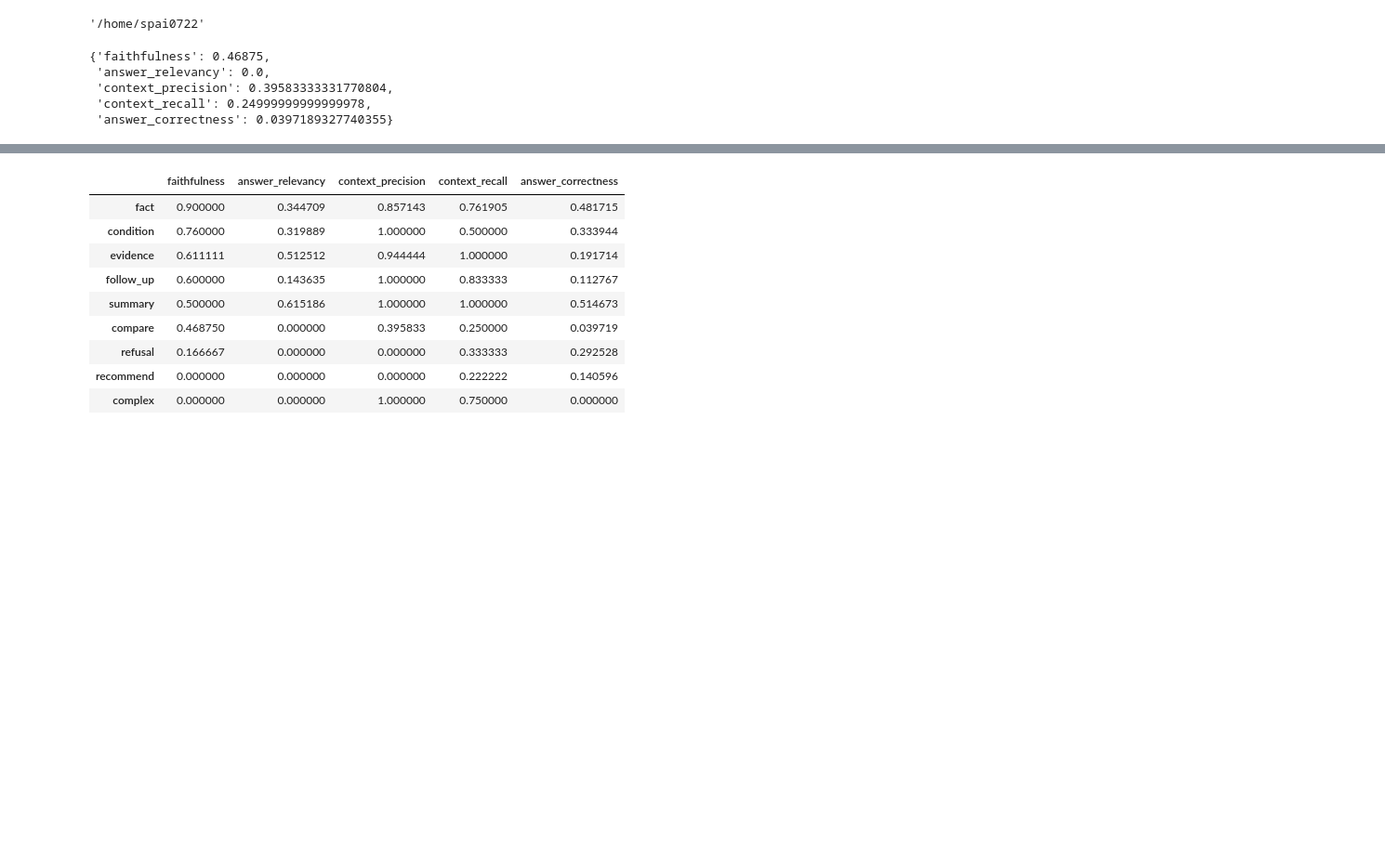
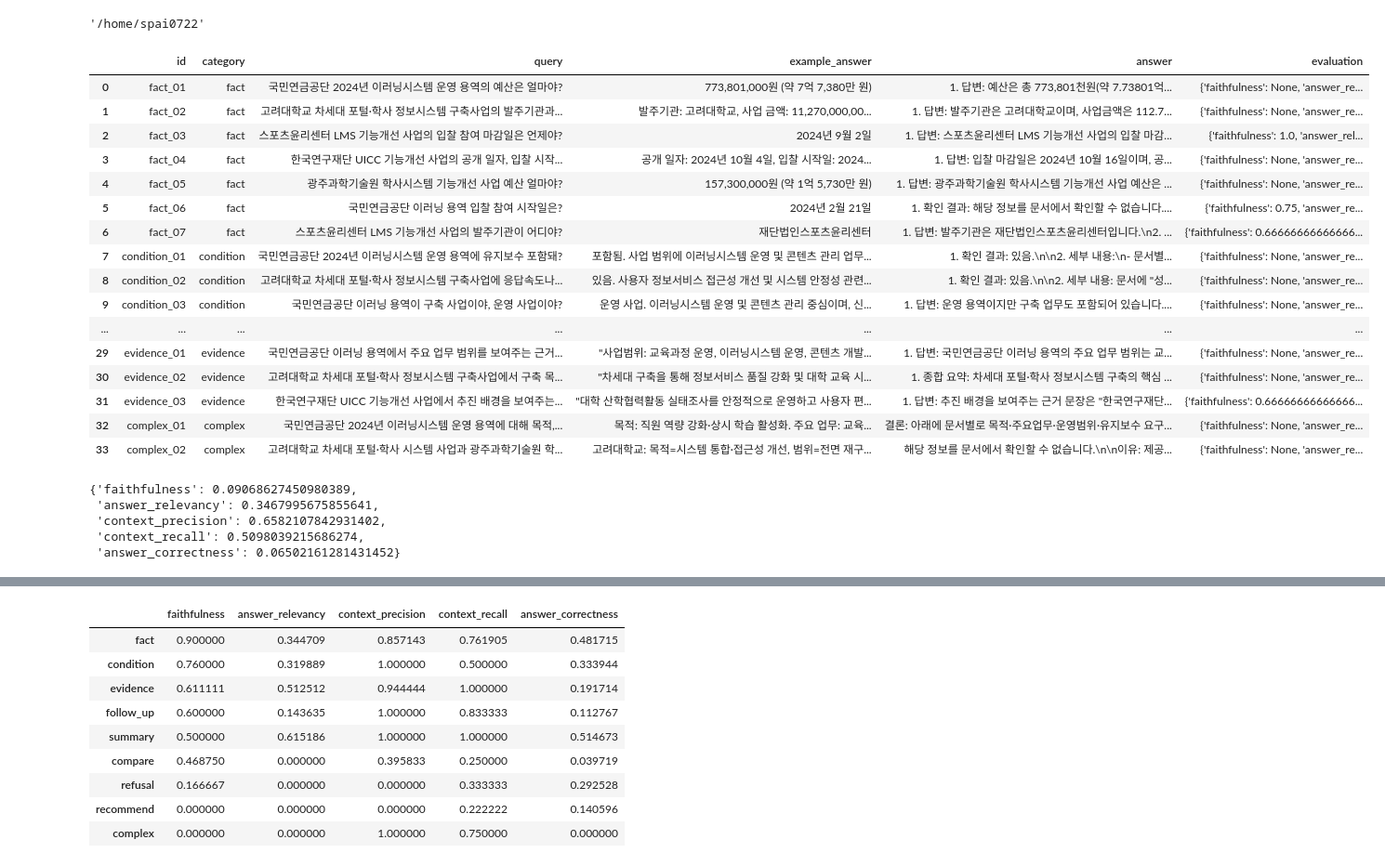
Before and after one commit to BidMind/Bidcoin, a Jupyter notebook: notebooks/03_retrieval_experiments.ipynb, the cells around one changed output, grey strips where cells are left out. Shown at 93% size. Drawn from its saved outputs; the diff is of its cells as text; code cells hidden in the pictures; blank space fills up the shorter version.

```diff
--- a/notebooks/03_retrieval_experiments.ipynb
+++ b/notebooks/03_retrieval_experiments.ipynb
@@ -21,15 +21,35 @@ for path in json_paths:
     ragas = pd.DataFrame([i for i in df['evaluation']]).fillna(0).mean().to_dict()
     dfs[category] = ragas
 # %%
-a = pd.read_json(r"/home/spai0722/Bidcoin/eval_results_20260416_014028.json")
+a = pd.read_json(r"/home/spai0722/Bidcoin/eval_results_20260417_020440.json")
+# %%
+a
+# %% [output]
+|  | id | category | query | example_answer | answer | evaluation |
+| 0 | fact_01 | fact | 국민연금공단 2024년 이러닝시스템 운영 용역의 예산은 얼마야? | 773,801,000원 (약 7억 7,380만 원) | 1. 답변: 예산은 총 773,801천원(약 7.73801억... | {'faithfulness': None, 'answer_re... |
+| 1 | fact_02 | fact | 고려대학교 차세대 포털·학사 정보시스템 구축사업의 발주기관과... | 발주기관: 고려대학교, 사업 금액: 11,270,000,00... | 1. 답변: 발주기관은 고려대학교이며, 사업금액은 112.7... | {'faithfulness': None, 'answer_re... |
+| 2 | fact_03 | fact | 스포츠윤리센터 LMS 기능개선 사업의 입찰 참여 마감일은 언제야? | 2024년 9월 2일 | 1. 답변: 스포츠윤리센터 LMS 기능개선 사업의 입찰 마감... | {'faithfulness': 1.0, 'answer_rel... |
+| 3 | fact_04 | fact | 한국연구재단 UICC 기능개선 사업의 공개 일자, 입찰 시작... | 공개 일자: 2024년 10월 4일, 입찰 시작일: 2024... | 1. 답변: 입찰 마감일은 2024년 10월 16일이며, 공... | {'faithfulness': None, 'answer_re... |
+| 4 | fact_05 | fact | 광주과학기술원 학사시스템 기능개선 사업 예산 얼마야? | 157,300,000원 (약 1억 5,730만 원) | 1. 답변: 광주과학기술원 학사시스템 기능개선 사업 예산은 ... | {'faithfulness': None, 'answer_re... |
+| 5 | fact_06 | fact | 국민연금공단 이러닝 용역 입찰 참여 시작일은? | 2024년 2월 21일 | 1. 확인 결과: 해당 정보를 문서에서 확인할 수 없습니다.... | {'faithfulness': 0.75, 'answer_re... |
+| 6 | fact_07 | fact | 스포츠윤리센터 LMS 기능개선 사업의 발주기관이 어디야? | 재단법인스포츠윤리센터 | 1. 답변: 발주기관은 재단법인스포츠윤리센터입니다.\n2. ... | {'faithfulness': 0.66666666666666... |
+| 7 | condition_01 | condition | 국민연금공단 2024년 이러닝시스템 운영 용역에 유지보수 포함돼? | 포함됨. 사업 범위에 이러닝시스템 운영 및 콘텐츠 관리 업무... | 1. 확인 결과: 있음.\n\n2. 세부 내용:\n- 문서별... | {'faithfulness': None, 'answer_re... |
+| 8 | condition_02 | condition | 고려대학교 차세대 포털·학사 정보시스템 구축사업에 응답속도나... | 있음. 사용자 정보서비스 접근성 개선 및 시스템 안정성 관련... | 1. 확인 결과: 있음.\n\n2. 세부 내용: 문서에 "성... | {'faithfulness': None, 'answer_re... |
+| 9 | condition_03 | condition | 국민연금공단 이러닝 용역이 구축 사업이야, 운영 사업이야? | 운영 사업. 이러닝시스템 운영 및 콘텐츠 관리 중심이며, 신... | 1. 답변: 운영 용역이지만 구축 업무도 포함되어 있습니다.... | {'faithfulness': None, 'answer_re... |
+| ... | ... | ... | ... | ... | ... | ... |
+| 29 | evidence_01 | evidence | 국민연금공단 이러닝 용역에서 주요 업무 범위를 보여주는 근거... | "사업범위: 교육과정 운영, 이러닝시스템 운영, 콘텐츠 개발... | 1. 답변: 국민연금공단 이러닝 용역의 주요 업무 범위는 교... | {'faithfulness': None, 'answer_re... |
+| 30 | evidence_02 | evidence | 고려대학교 차세대 포털·학사 정보시스템 구축사업에서 구축 목... | "차세대 구축을 통해 정보서비스 품질 강화 및 대학 교육 시... | 1. 종합 요약: 차세대 포털·학사 정보시스템 구축의 핵심 ... | {'faithfulness': None, 'answer_re... |
+| 31 | evidence_03 | evidence | 한국연구재단 UICC 기능개선 사업에서 추진 배경을 보여주는... | "대학 산학협력활동 실태조사를 안정적으로 운영하고 사용자 편... | 1. 답변: 추진 배경을 보여주는 근거 문장은 "한국연구재단... | {'faithfulness': 0.66666666666666... |
+| 32 | complex_01 | complex | 국민연금공단 2024년 이러닝시스템 운영 용역에 대해 목적,... | 목적: 직원 역량 강화·상시 학습 활성화. 주요 업무: 교육... | 결론: 아래에 문서별로 목적·주요업무·운영범위·유지보수 요구... | {'faithfulness': None, 'answer_re... |
+| 33 | complex_02 | complex | 고려대학교 차세대 포털·학사 시스템 사업과 광주과학기술원 학... | 고려대학교: 목적=시스템 통합·접근성 개선, 범위=전면 재구... | 해당 정보를 문서에서 확인할 수 없습니다.\n\n이유: 제공... | {'faithfulness': None, 'answer_re... |
 # %%
-pd.DataFrame([i for i in a['evaluation']]).fillna(0).head().mean().to_dict()
+pd.DataFrame([i for i in a['evaluation']]).fillna(0).mean().to_dict()
 # %% [output]
-{'faithfulness': 0.46875,
- 'answer_relevancy': 0.0,
- 'context_precision': 0.39583333331770804,
- 'context_recall': 0.24999999999999978,
- 'answer_correctness': 0.0397189327740355}
+{'faithfulness': 0.09068627450980389,
+ 'answer_relevancy': 0.3467995675855641,
+ 'context_precision': 0.6582107842931402,
+ 'context_recall': 0.5098039215686274,
+ 'answer_correctness': 0.06502161281431452}
 # %%
 dfs
 # %% [output]
```
Also changed, not shown: parts of 14 cells of this notebook, 4 other files.
